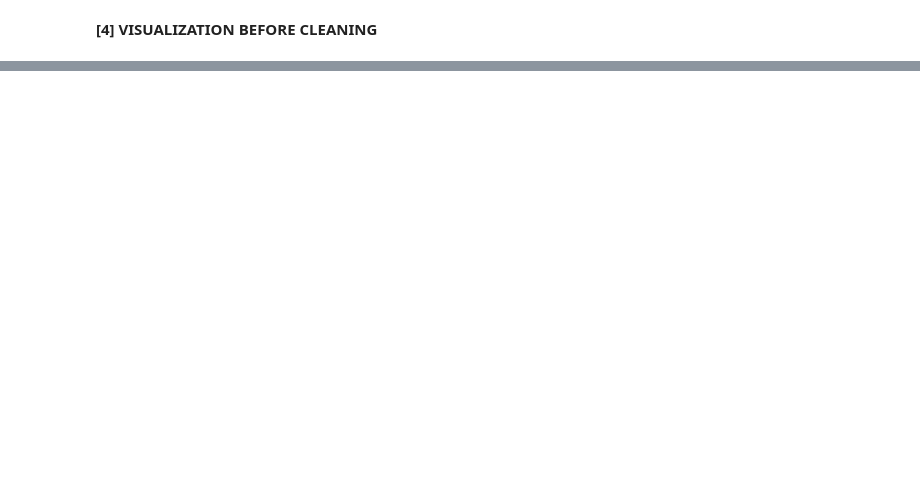
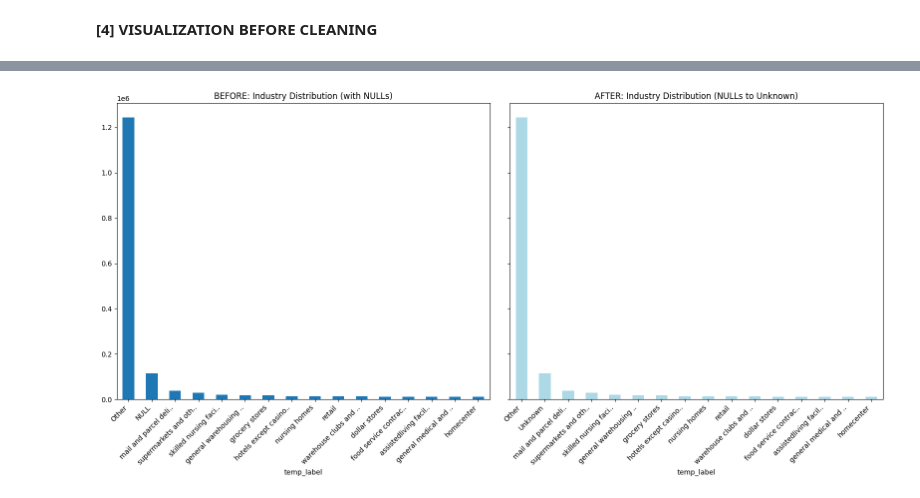
Before and after one commit to rhonaeloisa/risk.IT.all, a Jupyter notebook: risk.IT.all.ipynb, the cells around one changed output, grey strips where cells are left out. Drawn from its saved outputs; the diff is of its cells as text; code cells hidden in the pictures; blank space fills up the shorter version.

```diff
--- a/risk.IT.all.ipynb
+++ b/risk.IT.all.ipynb
@@ -1152,0 +1461,16 @@ plt.show()
+# %%
+df_SValid = df_SNorm.select(
+    F.expr("try_cast(naics_code as double)").cast("int").alias("naics_code"),
+    F.col("industry_CLEANED").alias("industry_description"),
+    F.lower(F.trim(F.col("state"))).alias("state"),
+    F.expr("try_cast(annual_average_employees as double)").alias("annual_average_employees"),
+    F.expr("try_cast(total_hours_worked as double)").alias("total_hours_worked"),
+    F.expr("try_cast(no_injuries_illnesses as double)").cast("int").alias("no_injuries_illnesses"),
+    F.expr("try_cast(total_injuries as double)").cast("int").alias("total_injuries"),
+    F.expr("try_cast(size as double)").cast("int").alias("size"),
+    F.expr("try_cast(establishment_type as double)").cast("int").alias("establishment_type"),
+    F.expr("try_cast(year_filing_for as double)").cast("int").alias("year_filing_for")
+)
+
+df_SValid.printSchema()
+df_SValid.show(200)
@@ -1152,0 +1600,57 @@ plt.show()
+# %%
+#df_cleanedNull_2
+#Clean industry description null
+
+df_cleanedNull_2 = df_cleanedNull_1.fillna({
+    "industry_description": "Unknown"
+})
+
+#keep only top 10 industry so the graph won't be clustered
+top_industries = df_cleanedNull_1.groupBy("industry_description") \
+    .count() \
+    .orderBy("count", ascending=False) \
+    .limit(15) \
+    .select("industry_description") \
+    .rdd.flatMap(lambda x: x).collect()
+
+#put other industries not included to top 10 to other (temporary)
+before_pd = df_cleanedNull_1.withColumn(
+    "temp_label",
+    F.when(F.col("industry_description").isin(top_industries), F.col("industry_description"))
+    .when(F.col("industry_description").isNull(), "NULL")
+    .otherwise("Other")
+).groupBy("temp_label").count().toPandas()
+
+
+after_pd = df_cleanedNull_2.withColumn(
+    "temp_label",
+    F.when(F.col("industry_description").isin(top_industries), F.col("industry_description"))
+    .when(F.col("industry_description") == "Unknown", "Unknown")
+    .otherwise("Other")
+).groupBy("temp_label").count().toPandas()
+
+#trim text so label won't be too long
+before_pd['temp_label'] = before_pd['temp_label'].apply(lambda x: (x[:20] + '..') if len(x) > 20 else x)
+after_pd['temp_label'] = after_pd['temp_label'].apply(lambda x: (x[:20] + '..') if len(x) > 20 else x)
+
+
+fig, ax = plt.subplots(1, 2, figsize=(16, 8), sharey=True)
+
+# BEFORE
+before_pd.sort_values('count', ascending=False).plot(
+    kind='bar', x='temp_label', y='count', ax=ax[0], legend=False
+)
+ax[0].set_title("BEFORE: Industry Distribution (with NULLs)")
+ax[0].set_xticklabels(ax[0].get_xticklabels(), rotation=45, ha='right')
+
+# AFTER
+after_pd.sort_values('count', ascending=False).plot(
+    kind='bar', x='temp_label', y='count', ax=ax[1], color='lightblue', legend=False
+)
+ax[1].set_title("AFTER: Industry Distribution (NULLs to Unknown)")
+ax[1].set_xticklabels(ax[1].get_xticklabels(), rotation=45, ha='right')
+
+plt.tight_layout()
+plt.show()
+# %% [output]
+[figure, added]
```
Also changed, not shown: parts of 109 cells of this notebook.
